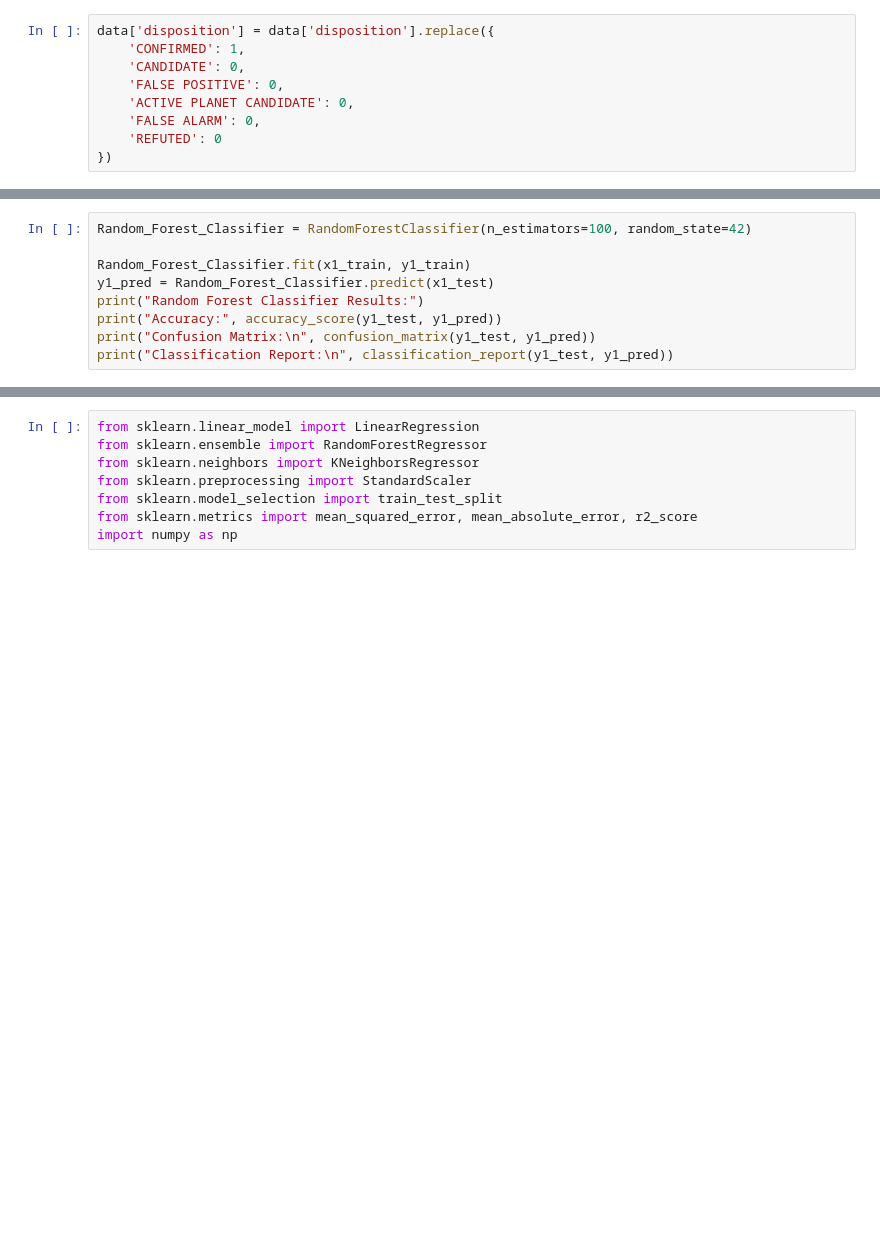
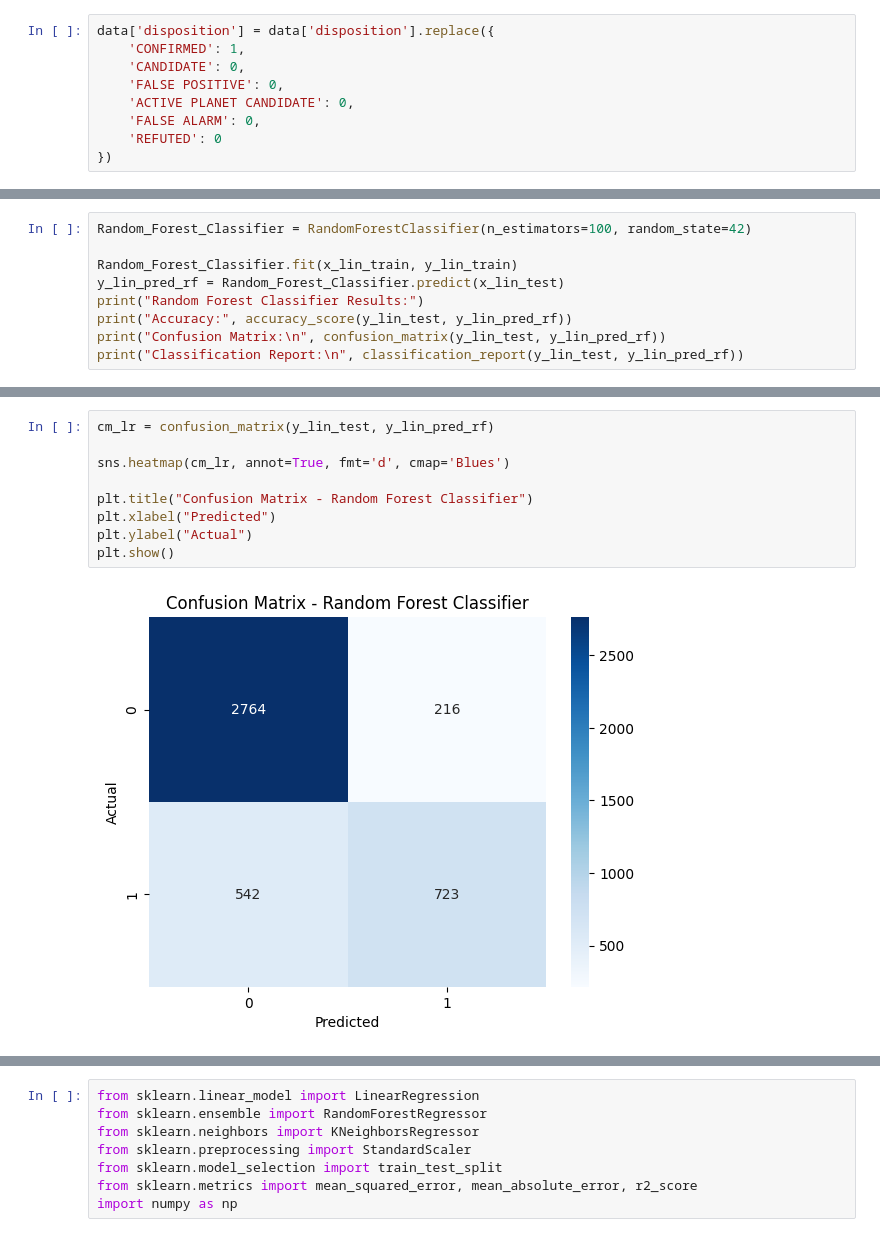
Before and after one commit to Aditya131805/NASA-Space-Apps-Challenge, a Jupyter notebook: models.ipynb, the cells around one changed output, grey strips where cells are left out. Drawn from its saved outputs; the diff is of its cells as text; blank space fills up the shorter version.

```diff
--- a/models.ipynb
+++ b/models.ipynb
@@ -43,11 +57,11 @@ LogisticRegression does not accept missing values encoded as NaN natively. For s
 # %%
 Random_Forest_Classifier = RandomForestClassifier(n_estimators=100, random_state=42)
 
-Random_Forest_Classifier.fit(x1_train, y1_train)
-y1_pred = Random_Forest_Classifier.predict(x1_test)
+Random_Forest_Classifier.fit(x_lin_train, y_lin_train)
+y_lin_pred_rf = Random_Forest_Classifier.predict(x_lin_test)
 print("Random Forest Classifier Results:")
-print("Accuracy:", accuracy_score(y1_test, y1_pred))
-print("Confusion Matrix:\n", confusion_matrix(y1_test, y1_pred))
-print("Classification Report:\n", classification_report(y1_test, y1_pred))
+print("Accuracy:", accuracy_score(y_lin_test, y_lin_pred_rf))
+print("Confusion Matrix:\n", confusion_matrix(y_lin_test, y_lin_pred_rf))
+print("Classification Report:\n", classification_report(y_lin_test, y_lin_pred_rf))
 # %% [output]
 Random Forest Classifier Results:
@@ -90,0 +116,11 @@ weighted avg       0.73      0.74      0.74      4245
+# %%
+cm_lr = confusion_matrix(y_lin_test, y_lin_pred_rf)
+
+sns.heatmap(cm_lr, annot=True, fmt='d', cmap='Blues')
+
+plt.title("Confusion Matrix - Random Forest Classifier")
+plt.xlabel("Predicted")
+plt.ylabel("Actual")
+plt.show()
+# %% [output]
+[figure, added]
```
Also changed, not shown: parts of 109 cells of this notebook, 2 other files.
